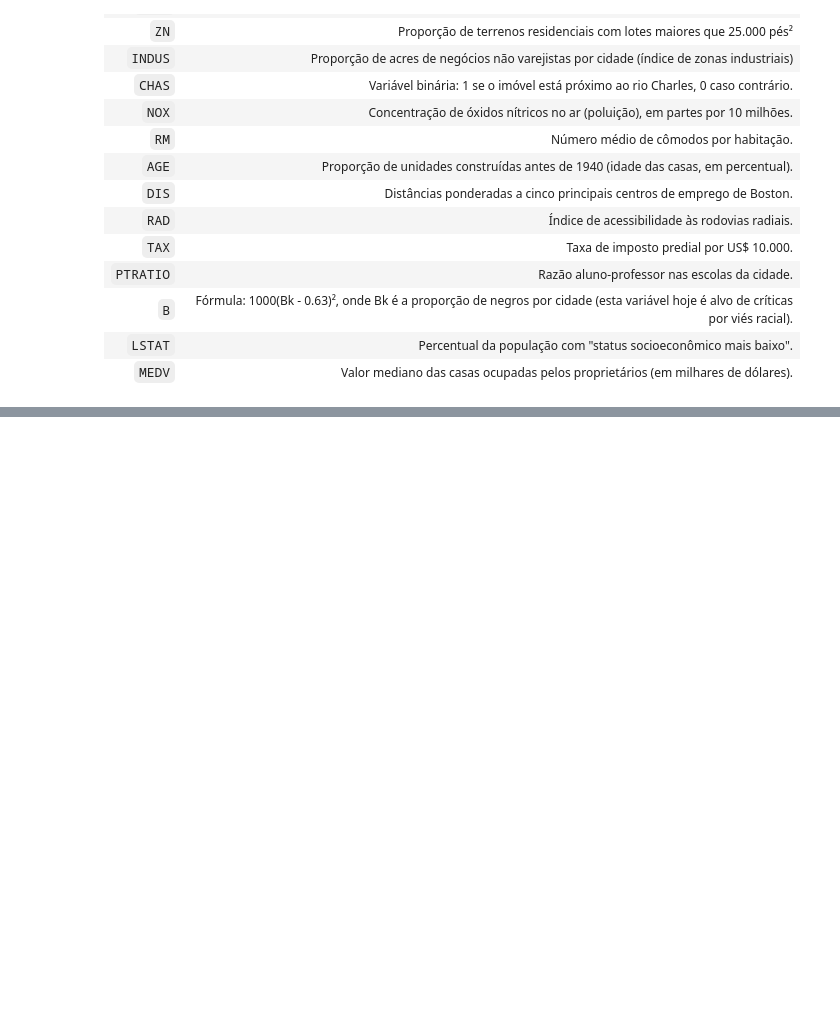
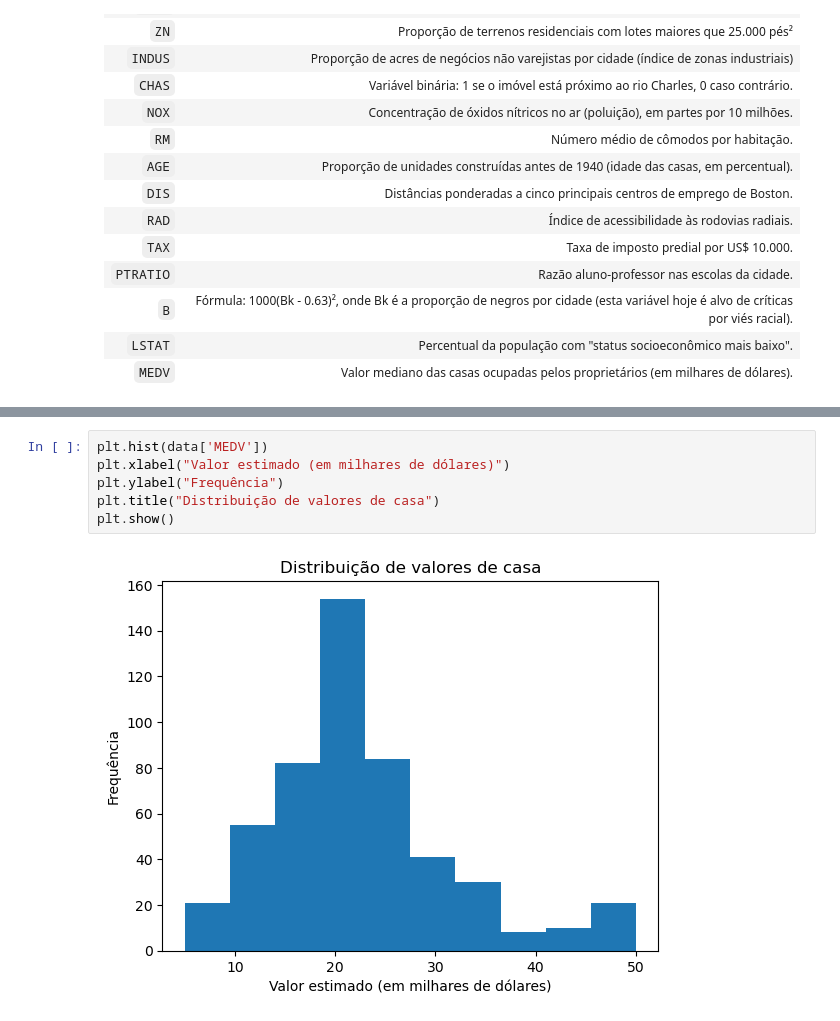
Before and after one commit to pgsouto/GEIA, a Jupyter notebook: final_project/prj_notebook.ipynb, the cells around one changed output, grey strips where cells are left out. Saved outputs shown, nothing was run; the diff lists cells and outputs as text; blank space fills up the shorter version.

```diff
--- a/final_project/prj_notebook.ipynb
+++ b/final_project/prj_notebook.ipynb
@@ -74,0 +217,8 @@ memory usage: 55.5 KB
+# %%
+plt.hist(data['MEDV'])
+plt.xlabel("Valor estimado (em milhares de dólares)")
+plt.ylabel("Frequência")
+plt.title("Distribuição de valores de casa")
+plt.show()
+# %% [output]
+[figure, added]
```
Also changed, not shown: parts of 7 cells of this notebook.
